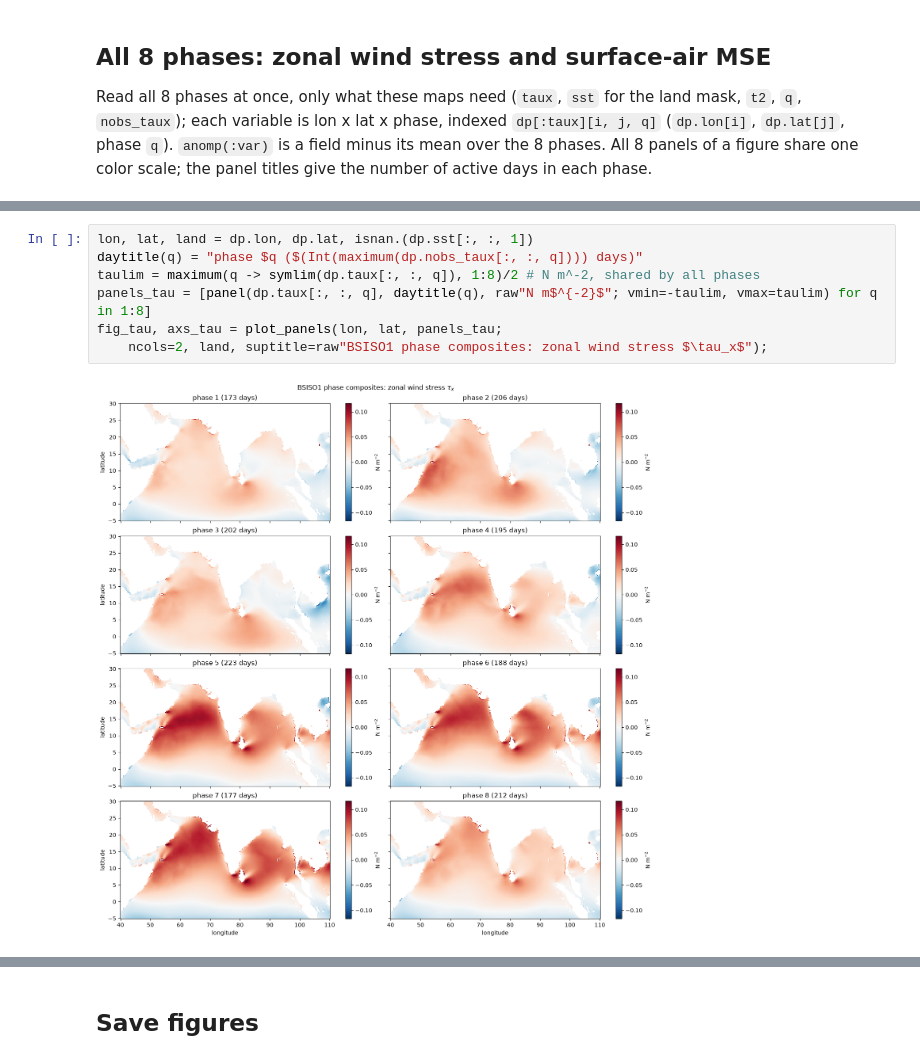
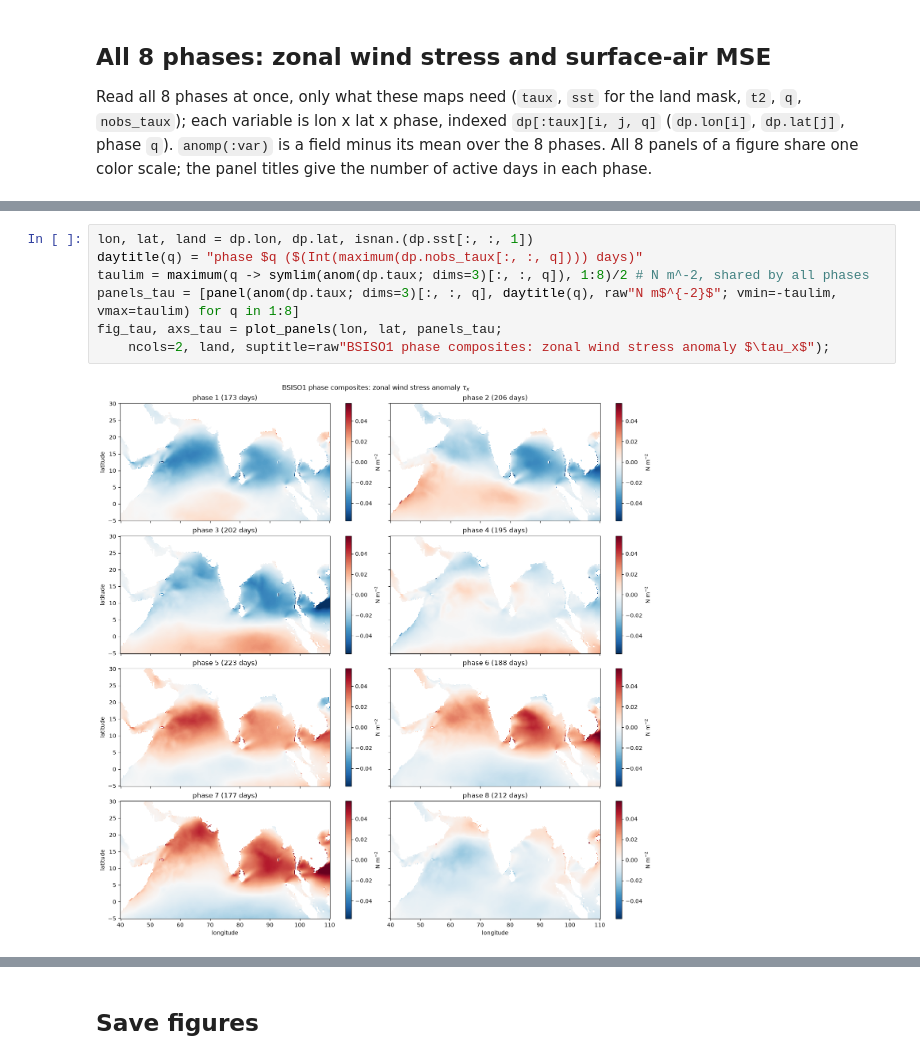
Before and after one commit to deszoeke/ekman-astz, a Jupyter notebook: plot/bsiso_plots.ipynb, the cells around one changed output, grey strips where cells are left out. Saved outputs shown, nothing was run; the diff lists cells and outputs as text.

Commit message:
spruce up bsiso plot

```diff
--- a/plot/bsiso_plots.ipynb
+++ b/plot/bsiso_plots.ipynb
@@ -114,9 +120,9 @@ anomp(:taux)
 # %%
 lon, lat, land = dp.lon, dp.lat, isnan.(dp.sst[:, :, 1])
 daytitle(q) = "phase $q ($(Int(maximum(dp.nobs_taux[:, :, q]))) days)"
-taulim = maximum(q -> symlim(dp.taux[:, :, q]), 1:8)/2 # N m^-2, shared by all phases
-panels_tau = [panel(dp.taux[:, :, q], daytitle(q), raw"N m$^{-2}$"; vmin=-taulim, vmax=taulim) for q in 1:8]
+taulim = maximum(q -> symlim(anom(dp.taux; dims=3)[:, :, q]), 1:8)/2 # N m^-2, shared by all phases
+panels_tau = [panel(anom(dp.taux; dims=3)[:, :, q], daytitle(q), raw"N m$^{-2}$"; vmin=-taulim, vmax=taulim) for q in 1:8]
 fig_tau, axs_tau = plot_panels(lon, lat, panels_tau;
-    ncols=2, land, suptitle=raw"BSISO1 phase composites: zonal wind stress $\tau_x$");
+    ncols=2, land, suptitle=raw"BSISO1 phase composites: zonal wind stress anomaly $\tau_x$");
 # %% [output]
-[figure, old version]
+[figure, new version]
```
Also changed, not shown: parts of 5 cells of this notebook.
